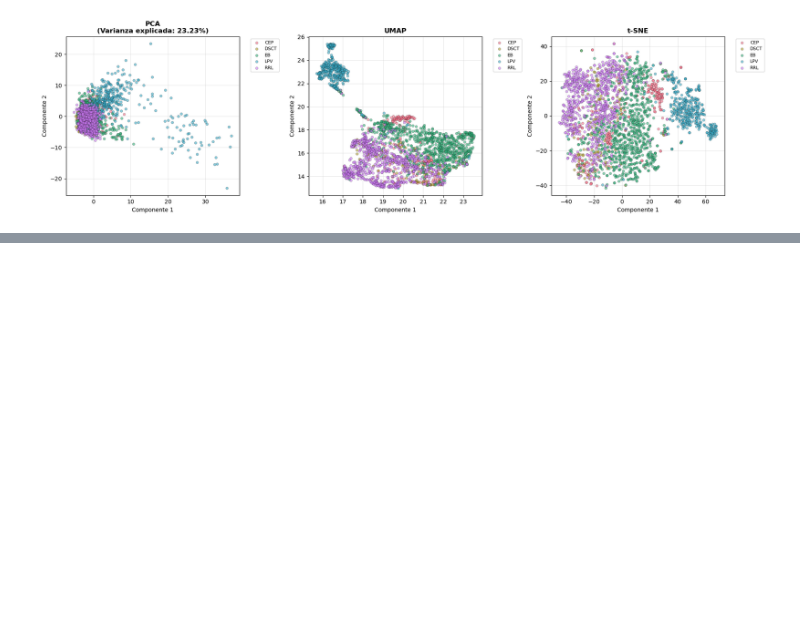
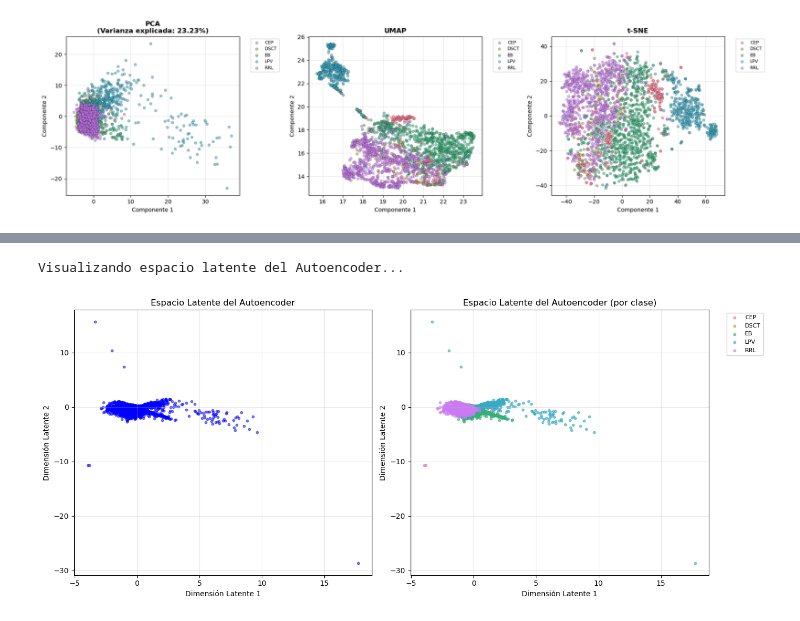
Before and after one commit to elvixooo/ci-project, a Jupyter notebook: clustering_lightcurves.ipynb, the cells around one changed output, grey strips where cells are left out. Cells and saved outputs as stored; diff of their text form; code cells hidden in the pictures; blank space fills up the shorter version.

Commit message:
ADD: Autoencoder, GMM and SVDD parts

```diff
--- a/clustering_lightcurves.ipynb
+++ b/clustering_lightcurves.ipynb
@@ -656,0 +881,72 @@ Using TSNE...
+# %%
+print("\nVisualizando espacio latente del Autoencoder...")
+
+if LATENT_DIM == 2:
+    # Visualización 2D
+    plt.figure(figsize=(14, 6))
+
+    # Sin etiquetas
+    plt.subplot(1, 2, 1)
+    plt.scatter(latent_np[:, 0], latent_np[:, 1], alpha=0.5, s=10, c='blue')
+    plt.xlabel('Dimensión Latente 1')
+    plt.ylabel('Dimensión Latente 2')
+    plt.title('Espacio Latente del Autoencoder')
+    plt.grid(alpha=0.3)
+
+    # Con etiquetas (si existen)
+    if labels is not None:
+        plt.subplot(1, 2, 2)
+        unique_labels_plot = np.unique(labels)
+        colors = sns.color_palette("husl", len(unique_labels_plot))
+
+        for label, color in zip(unique_labels_plot, colors):
+            mask = labels == label
+            plt.scatter(latent_np[mask, 0], latent_np[mask, 1],
+                       c=[color], label=label, alpha=0.6, s=10)
+
+        plt.xlabel('Dimensión Latente 1')
+        plt.ylabel('Dimensión Latente 2')
+        plt.title('Espacio Latente del Autoencoder (por clase)')
+        plt.legend(bbox_to_anchor=(1.05, 1), loc='upper left', fontsize=8)
+        plt.grid(alpha=0.3)
+
+    plt.tight_layout()
+    plt.show()
+
+elif LATENT_DIM >= 3:
+    # Visualización 3D para las primeras 3 dimensiones
+    from mpl_toolkits.mplot3d import Axes3D
+
+    fig = plt.figure(figsize=(14, 6))
+
+    # Sin etiquetas
+    ax1 = fig.add_subplot(121, projection='3d')
+    ax1.scatter(latent_np[:, 0], latent_np[:, 1], latent_np[:, 2],
+               alpha=0.5, s=10, c='blue')
+    ax1.set_xlabel('Dim 1')
+    ax1.set_ylabel('Dim 2')
+    ax1.set_zlabel('Dim 3')
+    ax1.set_title('Espacio Latente 3D del Autoencoder')
+
+    # Con etiquetas
+    if labels is not None:
+        ax2 = fig.add_subplot(122, projection='3d')
+        unique_labels_plot = np.unique(labels)
+        colors = sns.color_palette("husl", len(unique_labels_plot))
+
+        for label, color in zip(unique_labels_plot, colors):
+            mask = labels == label
+            ax2.scatter(latent_np[mask, 0], latent_np[mask, 1], latent_np[mask, 2],
+                       c=[color], label=label, alpha=0.6, s=10)
+
+        ax2.set_xlabel('Dim 1')
+        ax2.set_ylabel('Dim 2')
+        ax2.set_zlabel('Dim 3')
+        ax2.set_title('Espacio Latente 3D (por clase)')
+        ax2.legend(bbox_to_anchor=(1.05, 1), loc='upper left', fontsize=8)
+
+    plt.tight_layout()
+    plt.show()
+# %% [output]
+Visualizando espacio latente del Autoencoder...
+[figure, added]
```
Also changed, not shown: parts of 12 cells of this notebook.
